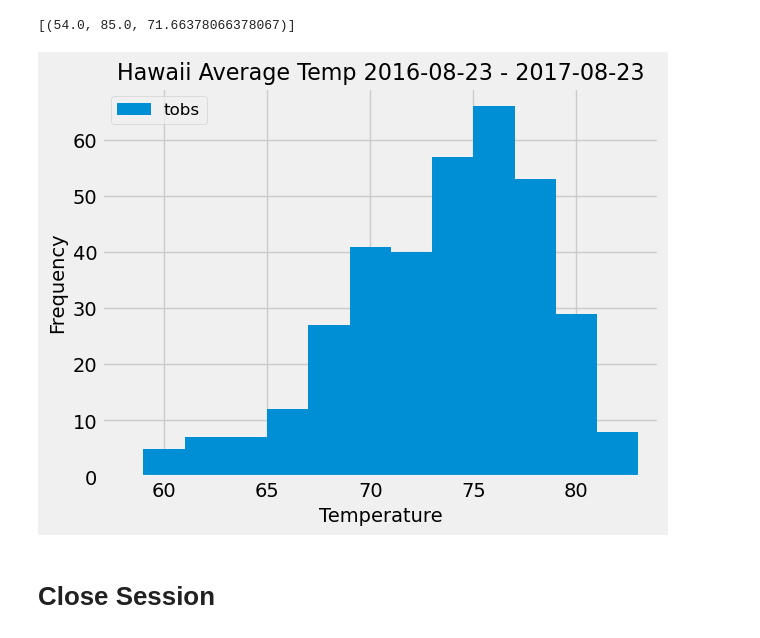
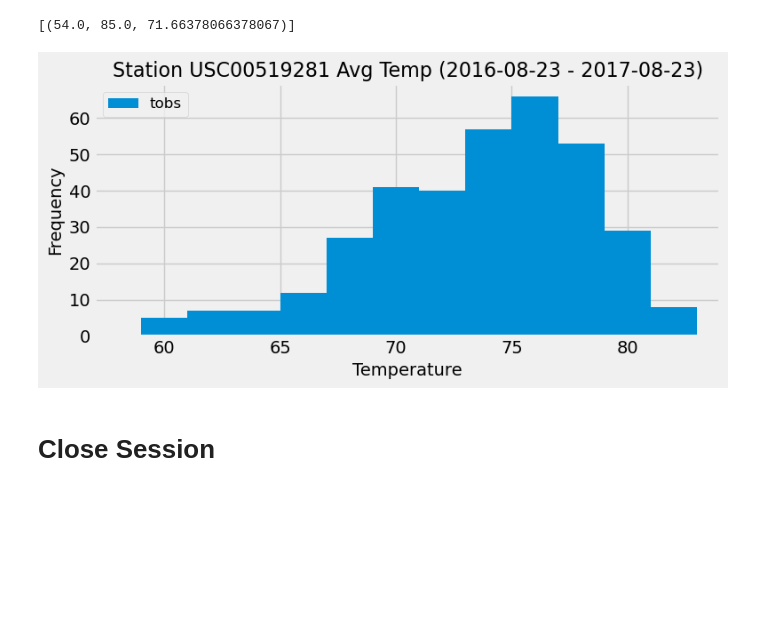
Before and after one commit to lathamlm/sqlalchemy-challenge, a Jupyter notebook: SurfsUp/climate_starter.ipynb, the cells around one changed output. Cells and saved outputs as stored; diff of their text form; code cells hidden in the pictures; blank space fills up the shorter version.

```diff
--- a/SurfsUp/climate_starter.ipynb
+++ b/SurfsUp/climate_starter.ipynb
@@ -161,21 +166,22 @@ most_active_query
 # %%
 # Using the most active station id
 # Query the last 12 months of temperature observation data for this station and plot the results as a histogram
-
 querying = session.query(Measurement.date, Measurement.tobs).\
     filter(Measurement.date >= clean_date).filter(Measurement.station == most_active).\
         order_by(Measurement.date).all()
 
 queries = pd.DataFrame(querying)
-queries.plot(kind="hist", bins=12, label="Temperature")
+queries.plot(kind="hist", bins=12, label="Temperature", figsize=(8,4))
 plt.xlabel("Temperature", fontsize=14)
 plt.ylabel("Frequency", fontsize=14)
-plt.title(f"Hawaii Average Temp {date_range}", fontsize=16)
+plt.title(f"Station {most_active} Avg Temp ({date_range})", fontsize=16)
 plt.legend(loc="upper left", fontsize=12)
 plt.xlim((most_active_query[0][0]+3), (most_active_query[0][1]-1))
+plt.tight_layout()
+plt.savefig("Images/station_avg_temp.png")
 plt.show()
 # %% [output]
-[figure, old version]
+[figure, new version]
 # %% [markdown]
 # Close Session
 # %%
```
Also changed, not shown: parts of 6 cells of this notebook.
